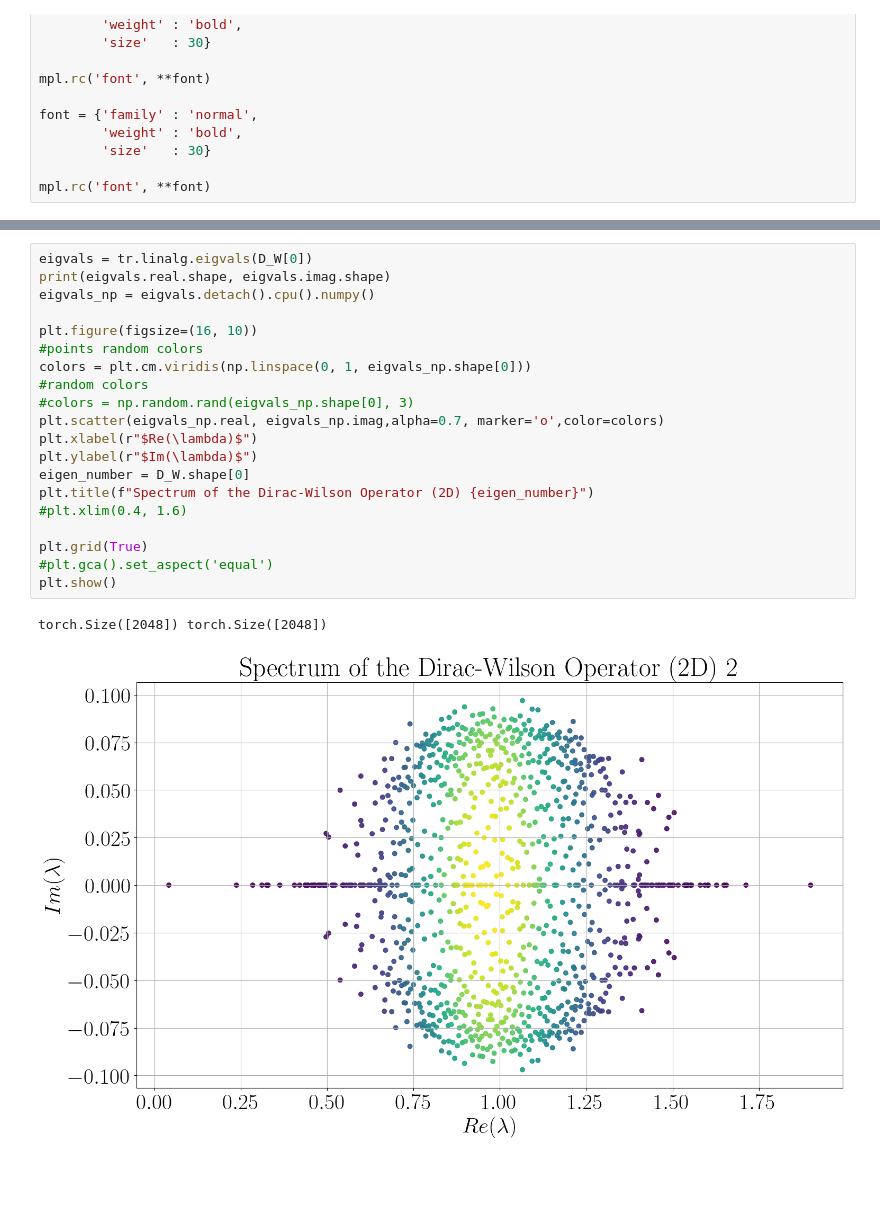
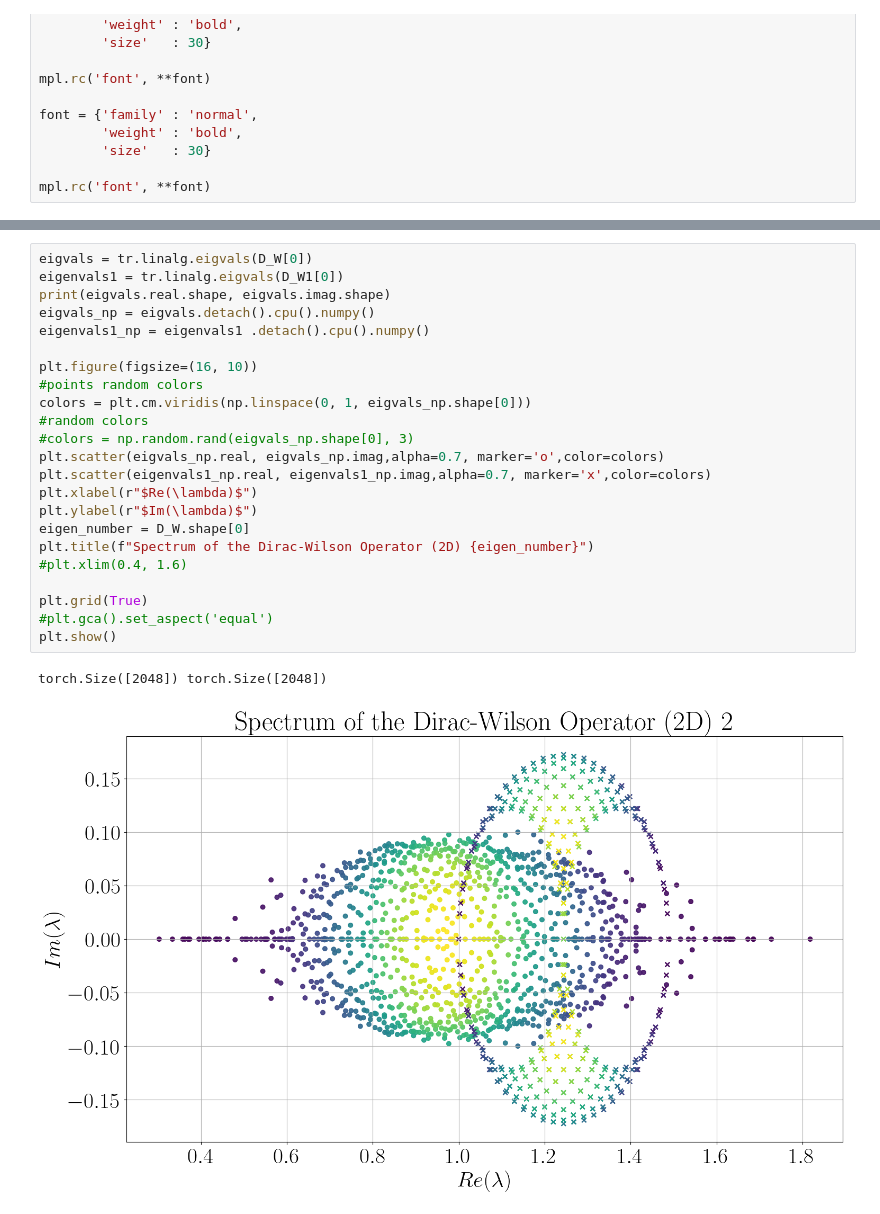
Before and after one commit to orginos/torchQFT, a Jupyter notebook: njl.ipynb, the cells around one changed output, grey strips where cells are left out. Cells and saved outputs as stored; diff of their text form; blank space fills up the shorter version.

Commit message:
plots in jupyter for fermions

```diff
--- a/njl.ipynb
+++ b/njl.ipynb
@@ -177,23 +74,26 @@ torch.Size([2, 2048, 2048])
 # %%
 eigvals = tr.linalg.eigvals(D_W[0])
+eigenvals1 = tr.linalg.eigvals(D_W1[0])
 print(eigvals.real.shape, eigvals.imag.shape)
 eigvals_np = eigvals.detach().cpu().numpy()
+eigenvals1_np = eigenvals1 .detach().cpu().numpy()
 
 plt.figure(figsize=(16, 10))
 #points random colors
 colors = plt.cm.viridis(np.linspace(0, 1, eigvals_np.shape[0]))
 #random colors
 #colors = np.random.rand(eigvals_np.shape[0], 3)
 plt.scatter(eigvals_np.real, eigvals_np.imag,alpha=0.7, marker='o',color=colors)
+plt.scatter(eigenvals1_np.real, eigenvals1_np.imag,alpha=0.7, marker='x',color=colors)
 plt.xlabel(r"$Re(\lambda)$")
 plt.ylabel(r"$Im(\lambda)$")
 eigen_number = D_W.shape[0]
 plt.title(f"Spectrum of the Dirac-Wilson Operator (2D) {eigen_number}")
 #plt.xlim(0.4, 1.6)
 
 plt.grid(True)
 #plt.gca().set_aspect('equal')
 plt.show()
 # %% [output]
 torch.Size([2048]) torch.Size([2048])
-[figure, old version]
+[figure, new version]
```
Also changed, not shown: parts of 2 cells of this notebook.
